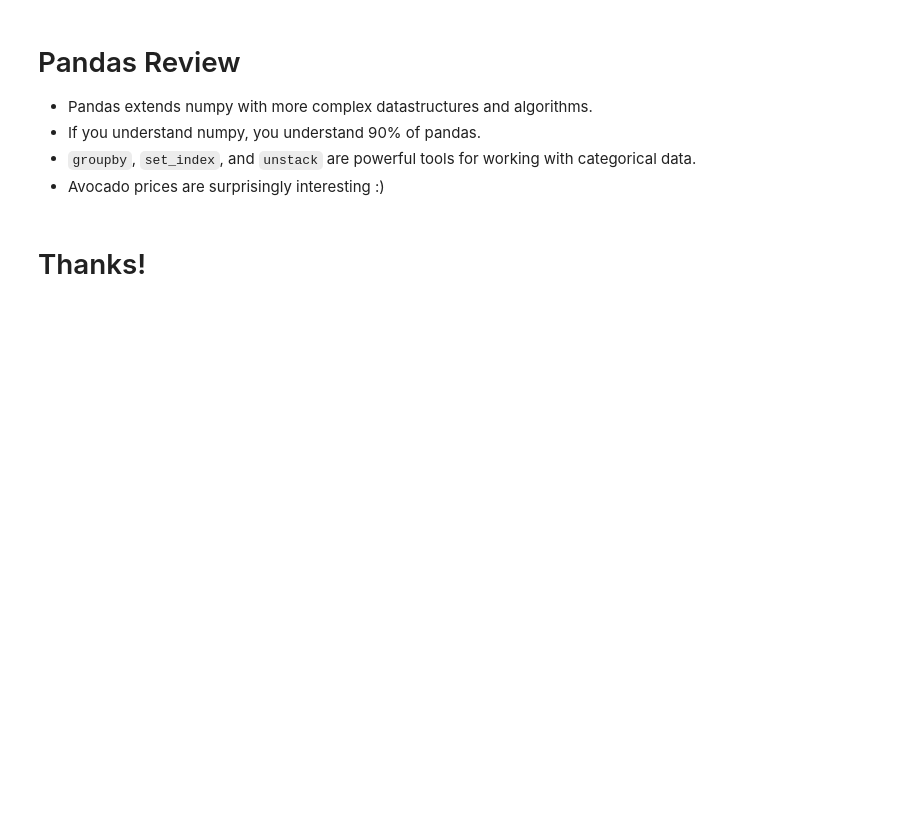
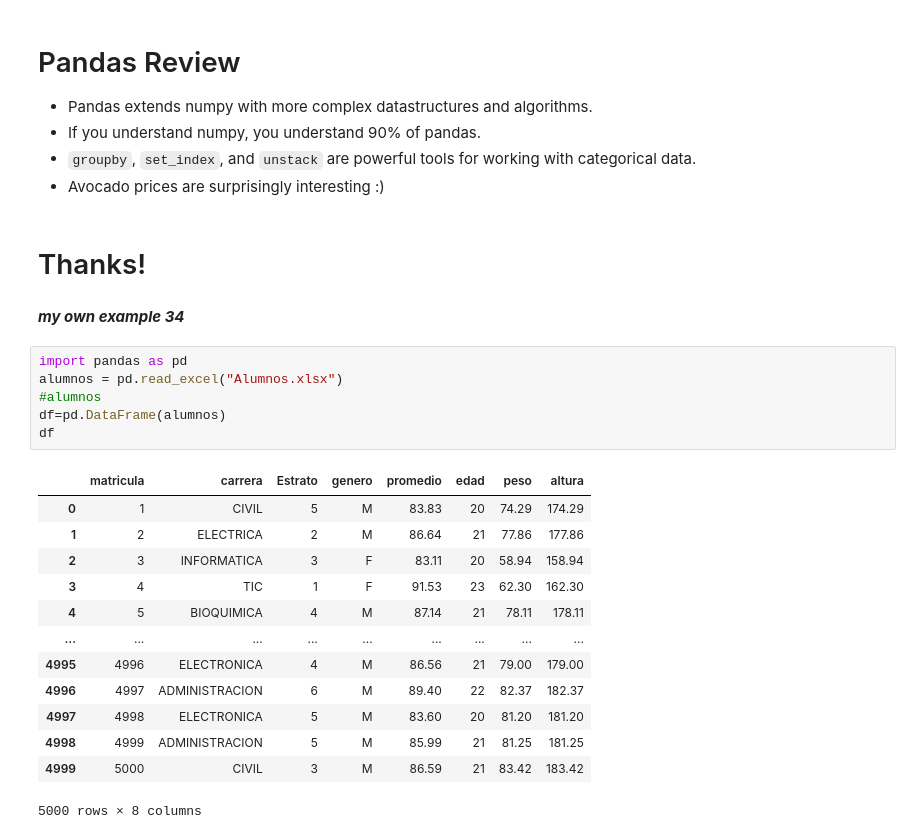
Before and after one commit to yoshikagua/MetNumUN2024I, a Jupyter notebook: Laboratorio 2/yoshikagua_Lab2.ipynb, the cells around one changed output. Saved outputs shown, nothing was run; the diff lists cells and outputs as text; blank space fills up the shorter version.

```diff
--- a/Laboratorio 2/yoshikagua_Lab2.ipynb
+++ b/Laboratorio 2/yoshikagua_Lab2.ipynb
@@ -1471,3 +1713,25 @@ ax.set_xticklabels(ax.get_xticklabels(), rotation=45);
 - Avocado prices are surprisingly interesting :)
 # %% [markdown]
 # Thanks!
+# %% [markdown]
+***my own example 34***
+# %%
+import pandas as pd
+alumnos = pd.read_excel("Alumnos.xlsx")
+#alumnos
+df=pd.DataFrame(alumnos)
+df
+# %% [output]
+|  | matricula | carrera | Estrato | genero | promedio | edad | peso | altura |
+| 0 | 1 | CIVIL | 5 | M | 83.83 | 20 | 74.29 | 174.29 |
+| 1 | 2 | ELECTRICA | 2 | M | 86.64 | 21 | 77.86 | 177.86 |
+| 2 | 3 | INFORMATICA | 3 | F | 83.11 | 20 | 58.94 | 158.94 |
+| 3 | 4 | TIC | 1 | F | 91.53 | 23 | 62.30 | 162.30 |
+| 4 | 5 | BIOQUIMICA | 4 | M | 87.14 | 21 | 78.11 | 178.11 |
+| ... | ... | ... | ... | ... | ... | ... | ... | ... |
+| 4995 | 4996 | ELECTRONICA | 4 | M | 86.56 | 21 | 79.00 | 179.00 |
+| 4996 | 4997 | ADMINISTRACION | 6 | M | 89.40 | 22 | 82.37 | 182.37 |
+| 4997 | 4998 | ELECTRONICA | 5 | M | 83.60 | 20 | 81.20 | 181.20 |
+| 4998 | 4999 | ADMINISTRACION | 5 | M | 85.99 | 21 | 81.25 | 181.25 |
+| 4999 | 5000 | CIVIL | 3 | M | 86.59 | 21 | 83.42 | 183.42 |
+5000 rows × 8 columns
```
Also changed, not shown: parts of 69 cells of this notebook.
